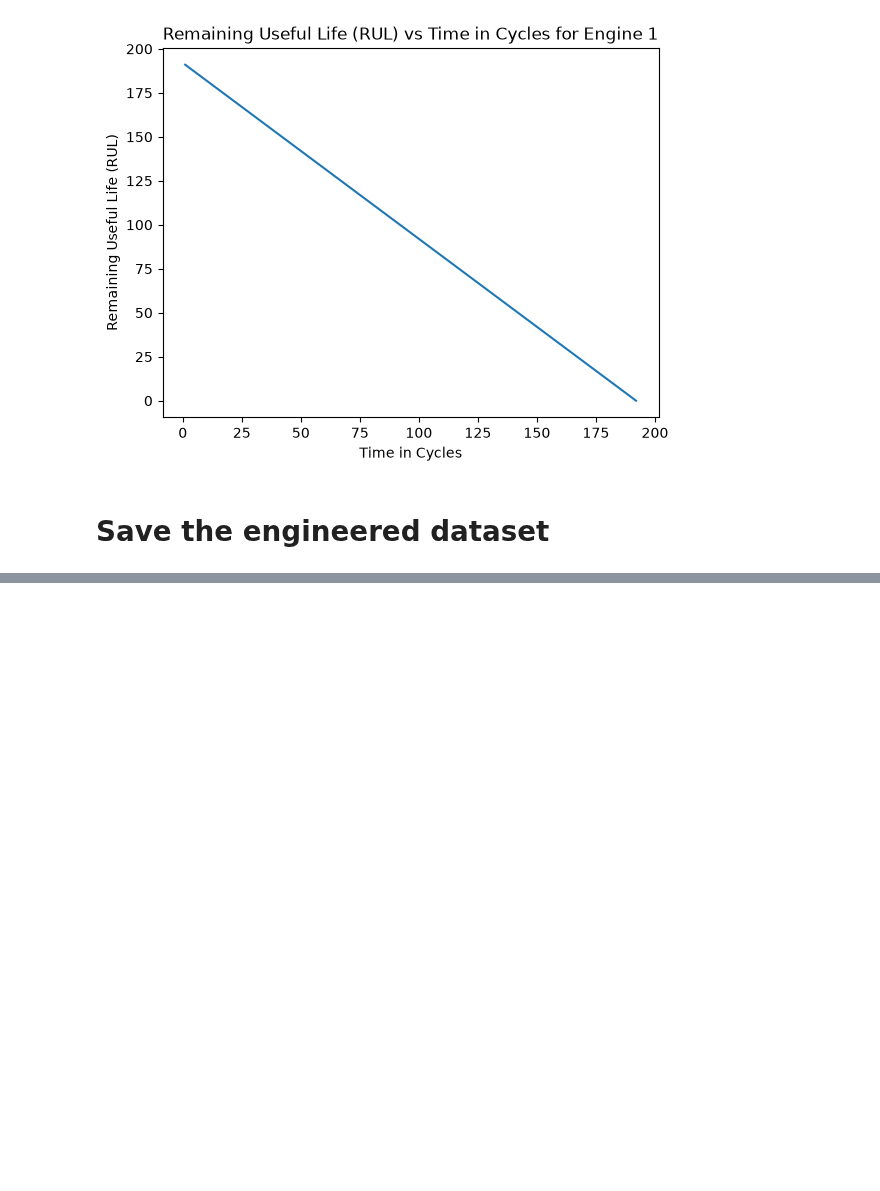
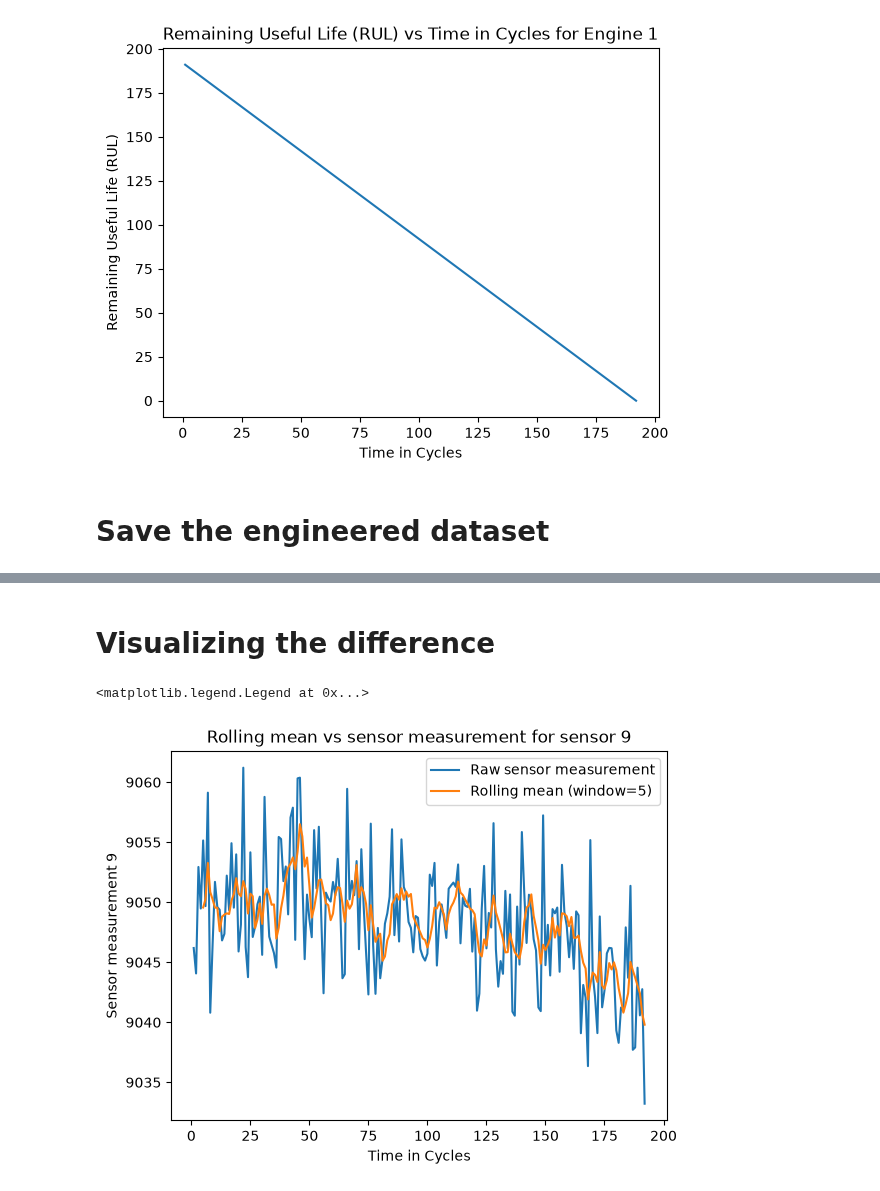
Before and after one commit to morgan-swe/Nasa-Rocket-Engine-Predictive-Maintenance, a Jupyter notebook: notebooks/05_feature_engineering.ipynb, the cells around one changed output, grey strips where cells are left out. Saved outputs shown, nothing was run; the diff lists cells and outputs as text; code cells hidden in the pictures; blank space fills up the shorter version.

Commit message:
Add rolling mean feature for sensor 9 measurements

```diff
--- a/notebooks/05_feature_engineering.ipynb
+++ b/notebooks/05_feature_engineering.ipynb
@@ -80,0 +85,6 @@ AttributeError: 'str' object has no attribute 'mkdir'
+# %%
+df_merge['sensor_measurement_9_roll_mean_5'] = (
+    df_merge.groupby('unit_number')['sensor_measurement_9']
+    .rolling(window=5)
+    .mean()
+    .reset_index(level=0, drop=True))
@@ -80,0 +93,3 @@ AttributeError: 'str' object has no attribute 'mkdir'
+# %%
+engine_1 = df_merge[df_merge['unit_number'] == 1]
+engine_1[['time_in_cycles', 'sensor_measurement_9', 'sensor_measurement_9_roll_mean_5']]
@@ -80,0 +110,12 @@ AttributeError: 'str' object has no attribute 'mkdir'
+# %% [markdown]
+# Visualizing the difference
+# %%
+plt.plot(engine_1['time_in_cycles'], engine_1['sensor_measurement_9'], label='Raw sensor measurement')
+plt.plot(engine_1['time_in_cycles'], engine_1['sensor_measurement_9_roll_mean_5'], label='Rolling mean (window=5)')
+plt.title("Rolling mean vs sensor measurement for sensor 9")
+plt.xlabel('Time in Cycles')
+plt.ylabel('Sensor measurement 9')
+plt.legend()
+# %% [output]
+<matplotlib.legend.Legend at 0x...>
+[figure, added]
```
Also changed, not shown: parts of 5 cells of this notebook.
